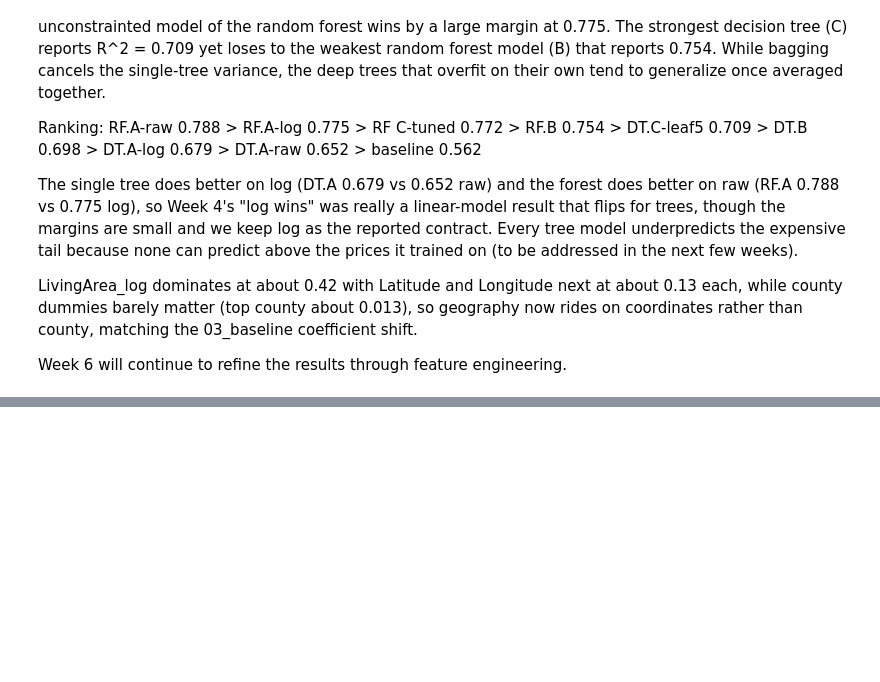
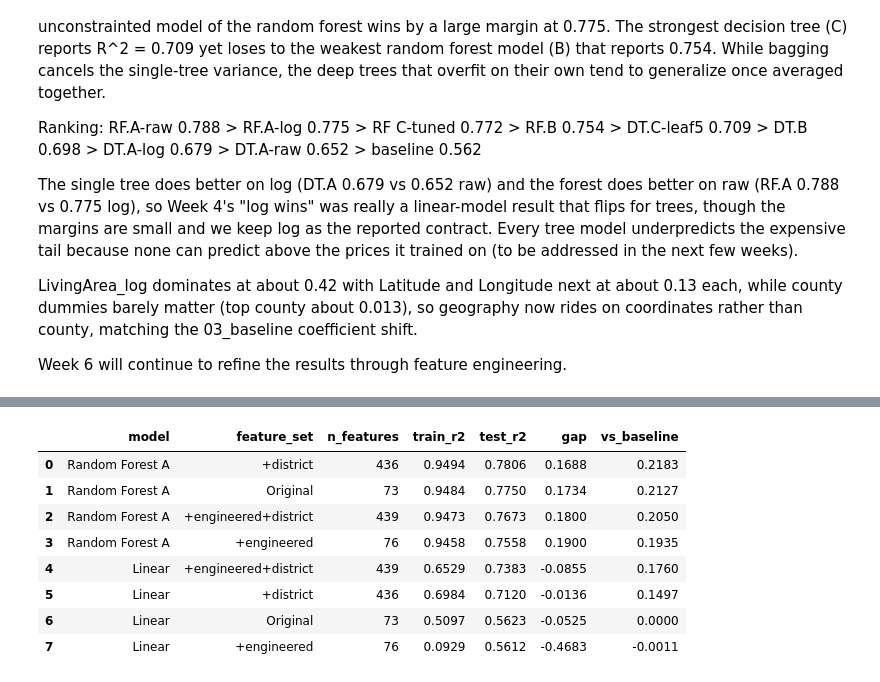
Before and after one commit to iviang/IDX-Exchange-DS-2026, a Jupyter notebook: Deliverables/Week 5/04_model_comparison.ipynb, the cells around one changed output, grey strips where cells are left out. Cells and saved outputs as stored; diff of their text form; code cells hidden in the pictures; blank space fills up the shorter version.

```diff
--- a/Deliverables/Week 5/04_model_comparison.ipynb
+++ b/Deliverables/Week 5/04_model_comparison.ipynb
@@ -898,0 +969,25 @@ Week 6 will continue to refine the results through feature engineering.
+# %%
+rf = fe_compare.copy()
+rf["model"] = "Random Forest A"
+
+lin = lin_compare.copy()
+
+cols = ["model", "feature_set", "n_features", "train_r2", "test_r2", "gap"]
+combined = pd.concat([rf[cols], lin[cols]], ignore_index=True)
+
+BASE = 0.5623
+combined["vs_baseline"] = (combined["test_r2"] - BASE).round(4)
+
+combined = combined.sort_values("test_r2", ascending=False).reset_index(drop=True)
+
+display(combined)
+# %% [output]
+|  | model | feature_set | n_features | train_r2 | test_r2 | gap | vs_baseline |
+| 0 | Random Forest A | +district | 436 | 0.9494 | 0.7806 | 0.1688 | 0.2183 |
+| 1 | Random Forest A | Original | 73 | 0.9484 | 0.7750 | 0.1734 | 0.2127 |
+| 2 | Random Forest A | +engineered+district | 439 | 0.9473 | 0.7673 | 0.1800 | 0.2050 |
+| 3 | Random Forest A | +engineered | 76 | 0.9458 | 0.7558 | 0.1900 | 0.1935 |
+| 4 | Linear | +engineered+district | 439 | 0.6529 | 0.7383 | -0.0855 | 0.1760 |
+| 5 | Linear | +district | 436 | 0.6984 | 0.7120 | -0.0136 | 0.1497 |
+| 6 | Linear | Original | 73 | 0.5097 | 0.5623 | -0.0525 | 0.0000 |
+| 7 | Linear | +engineered | 76 | 0.0929 | 0.5612 | -0.4683 | -0.0011 |
```
Also changed, not shown: parts of 9 cells of this notebook, 2 other files.
